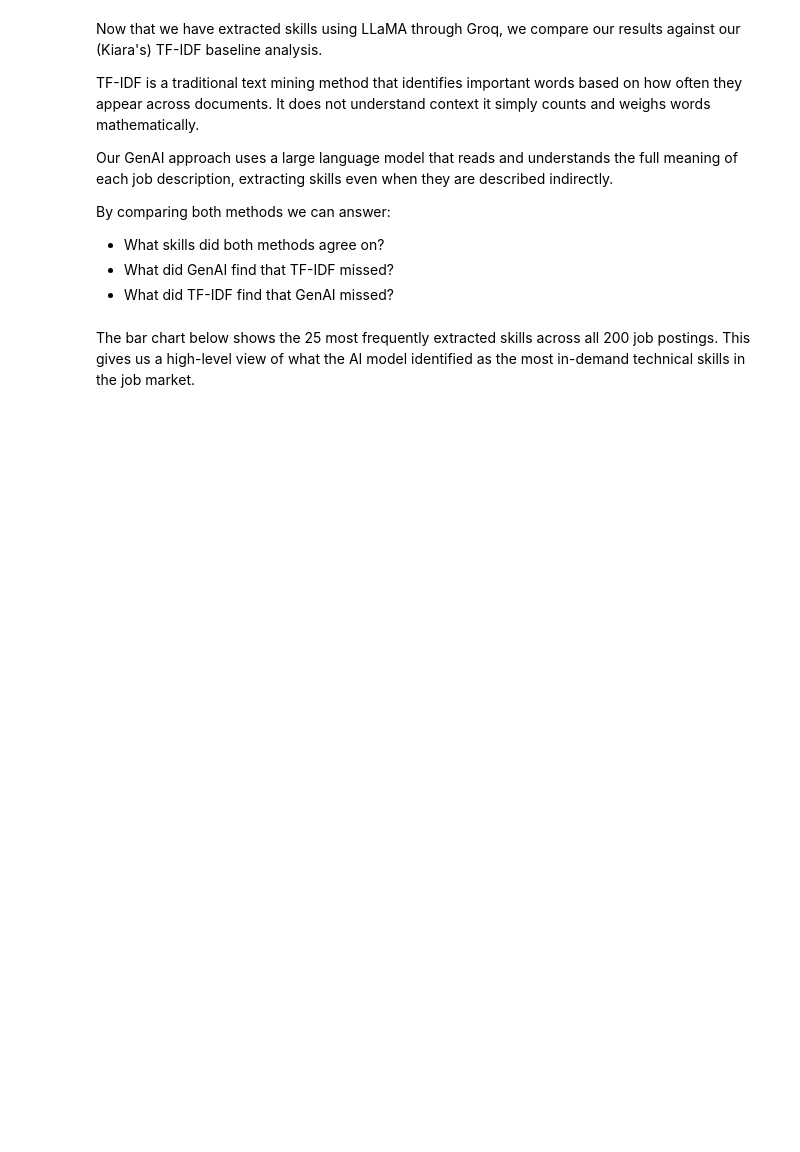
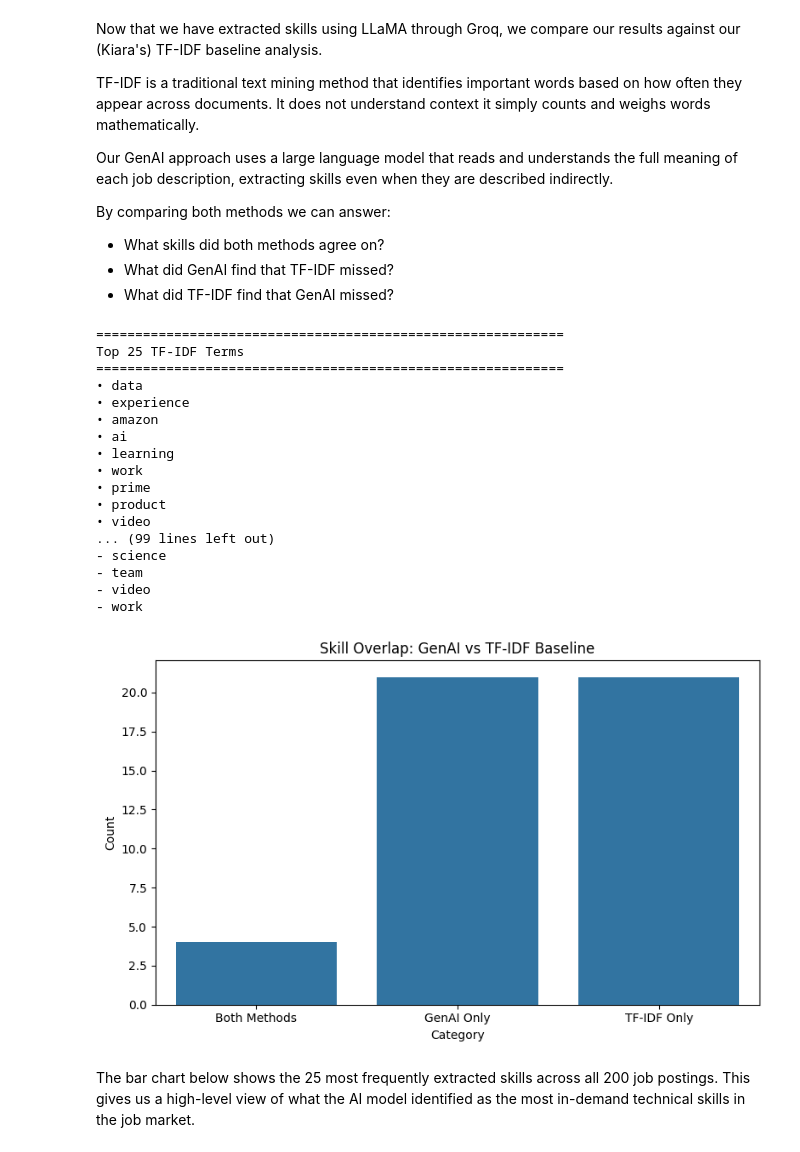
Before and after one commit to TheVille415/ADS-509-Final, a Jupyter notebook: notebooks/04_genai_skill_extraction.ipynb, the cells around one changed output. Cells and saved outputs as stored; diff of their text form; code cells hidden in the pictures; blank space fills up the shorter version.

Commit message:
Finalize Notebook 04: robust JSON handling, TF-IDF vs GenAI comparison cleanup, and updated requirements for Groq-based skill extraction

```diff
--- a/notebooks/04_genai_skill_extraction.ipynb
+++ b/notebooks/04_genai_skill_extraction.ipynb
@@ -121,17 +117,20 @@ Name: count, dtype: int64
 | 3 | indeed | data scientist | Global Product R&D Center - San F... | Plaud | San Francisco, CA, US | 2026-02-22 | fulltime | **About Plaud Inc.** Plaud is bui... | https://www.indeed.com/viewjob?jk... | ... |
 | 4 | indeed | data scientist | Data Analyst, Teams - San Francisco | Plaud | San Francisco, CA, US | 2026-02-22 | fulltime | **About Plaud Inc.** Plaud is bui... | https://www.indeed.com/viewjob?jk... | ... |
 # %%
-# Helper Code
+# ==============================
+# Select consistent text column
+# ==============================
+
 def pick_text_column(df: pd.DataFrame) -> str:
-    # Prefer the unified column created earlier in the pipeline
     if "text" in df.columns:
         return "text"
     if "description" in df.columns:
         return "description"
-    raise ValueError("No usable text column found (expected 'text' or 'description').")
+    raise ValueError("No usable text column found.")
 
 TEXT_COL = pick_text_column(df)
 df[TEXT_COL] = df[TEXT_COL].fillna("").astype(str)
+
 print("Using TEXT_COL:", TEXT_COL)
 # %% [output]
 Using TEXT_COL: text
@@ -279,38 +343,81 @@ tfidf_scores = pd.DataFrame({
 tfidf_top_terms = tfidf_scores.head(25)["term"].str.lower().tolist()
 tfidf_set = set(tfidf_top_terms)
 
 # GenAI top skills
 all_ai_skills = []
 for skills_str in baseline_df["ai_skills"].dropna():
     all_ai_skills.extend([s.strip().lower() for s in skills_str.split(",") if s.strip()])
 
 ai_counts = Counter(all_ai_skills)
 ai_top = pd.DataFrame(ai_counts.most_common(25), columns=["skill", "count"])
 ai_set = set(ai_top["skill"].tolist())
 
 # Overlap + differences
 overlap = ai_set.intersection(tfidf_set)
 only_ai = ai_set.difference(tfidf_set)
 only_tfidf = tfidf_set.difference(ai_set)
 
-print("Top 25 TF-IDF terms:", tfidf_top_terms)
-print("Top 25 GenAI skills:", ai_top["skill"].tolist())
-print(f"Overlap ({len(overlap)}):", sorted(overlap))
-print(f"GenAI only ({len(only_ai)}):", sorted(only_ai))
-print(f"TF-IDF only ({len(only_tfidf)}):", sorted(only_tfidf))
+print("\n" + "="*60)
+print("Top 25 TF-IDF Terms")
+print("="*60)
+for term in tfidf_top_terms:
+    print("•", term)
+
+print("\n" + "="*60)
+print("Top 25 GenAI Skills")
+print("="*60)
+for skill in ai_top["skill"].tolist():
+    print("•", skill)
+
+print("\n" + "="*60)
+print(f"Overlap ({len(overlap)})")
+print("="*60)
+for skill in sorted(overlap):
+    print("✓", skill)
+
+print("\n" + "="*60)
+print(f"GenAI Only ({len(only_ai)})")
+print("="*60)
+for skill in sorted(only_ai):
+    print("+", skill)
+
+print("\n" + "="*60)
+print(f"TF-IDF Only ({len(only_tfidf)})")
+print("="*60)
+for skill in sorted(only_tfidf):
+    print("-", skill)
 
 # Summary chart (no palette warning)
 comparison_summary = pd.DataFrame({
     "Category": ["Both Methods", "GenAI Only", "TF-IDF Only"],
     "Count": [len(overlap), len(only_ai), len(only_tfidf)]
 })
 
 plt.figure(figsize=(8, 5))
 sns.barplot(data=comparison_summary, x="Category", y="Count")
 plt.title("Skill Overlap: GenAI vs TF-IDF Baseline")
 plt.ylabel("Count")
 plt.tight_layout()
 plt.show()
+# %% [output]
+============================================================
+Top 25 TF-IDF Terms
+============================================================
+• data
+• experience
+• amazon
+• ai
+• learning
+• work
+• prime
+• product
+• video
+... (99 lines left out)
+- science
+- team
+- video
+- work
+[figure, added]
 # %% [markdown]
 The bar chart below shows the 25 most frequently extracted skills across
 all 200 job postings. This gives us a high-level view of what the AI
```
Also changed, not shown: parts of 11 cells of this notebook, 1 other file.
